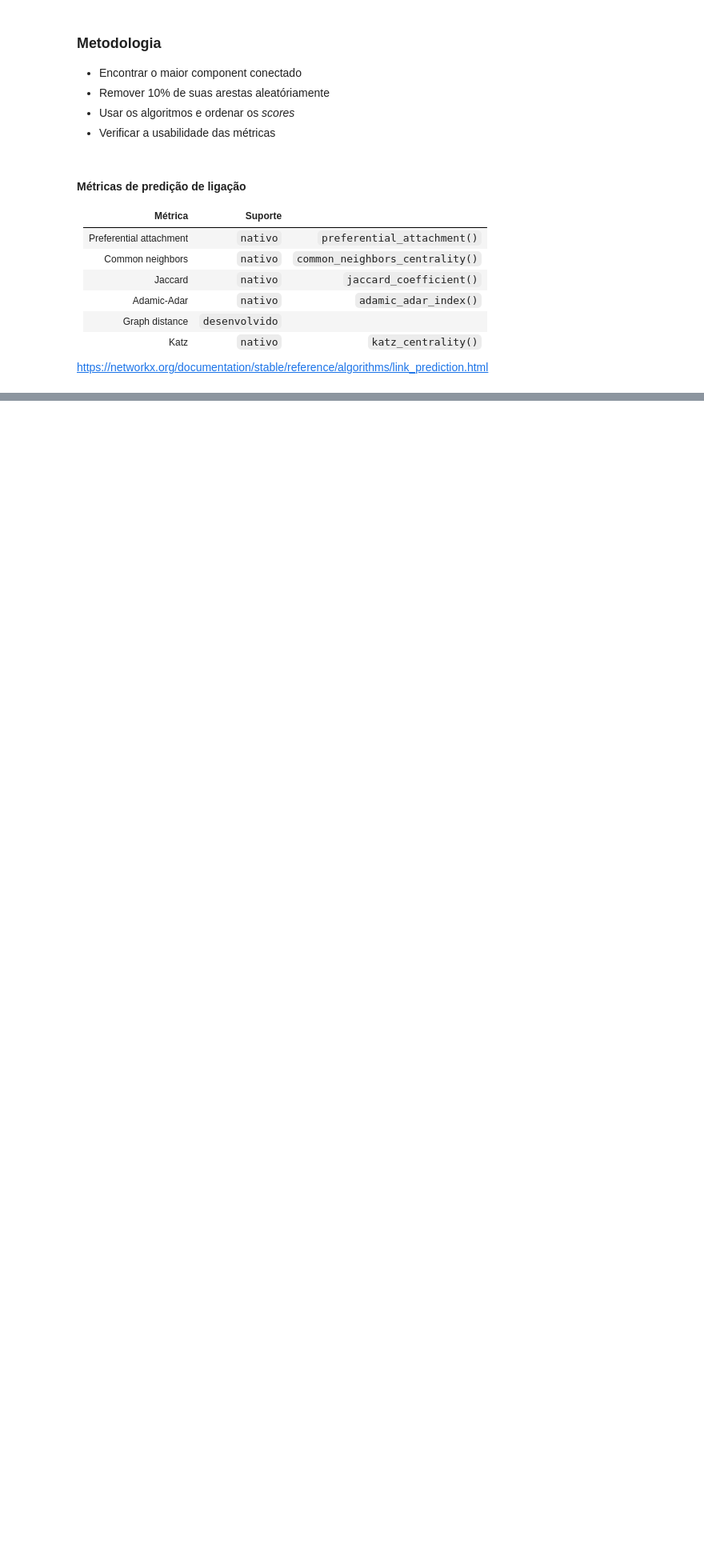
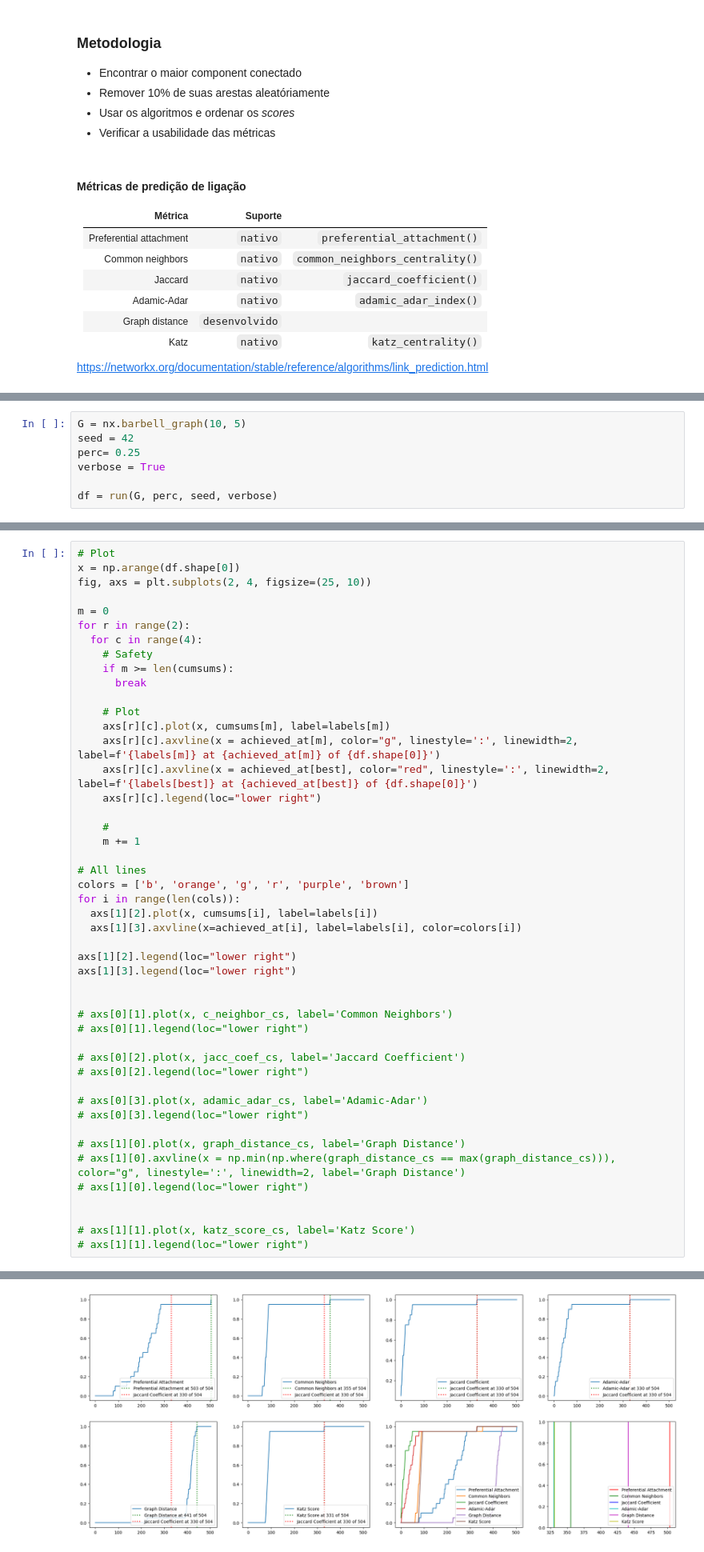
Before and after one commit to vauxgomes/ufc-ckp7477, a Jupyter notebook: lista-3/ckp8087-lista-3.ipynb, the cells around one changed output, grey strips where cells are left out. Shown at 80% size. Saved outputs shown, nothing was run; the diff lists cells and outputs as text; blank space fills up the shorter version.

```diff
--- a/lista-3/ckp8087-lista-3.ipynb
+++ b/lista-3/ckp8087-lista-3.ipynb
@@ -172,0 +216,7 @@ def run(G, perc=0.1, seed=42, verbose=False):
+# %%
+G = nx.barbell_graph(10, 5)
+seed = 42
+perc= 0.25
+verbose = True
+
+df = run(G, perc, seed, verbose)
@@ -189,0 +252,48 @@ plt.show()
+# %%
+# Plot
+x = np.arange(df.shape[0])
+fig, axs = plt.subplots(2, 4, figsize=(25, 10))
+
+m = 0
+for r in range(2):
+  for c in range(4):
+    # Safety
+    if m >= len(cumsums):
+      break
+
+    # Plot
+    axs[r][c].plot(x, cumsums[m], label=labels[m])
+    axs[r][c].axvline(x = achieved_at[m], color="g", linestyle=':', linewidth=2, label=f'{labels[m]} at {achieved_at[m]} of {df.shape[0]}')
+    axs[r][c].axvline(x = achieved_at[best], color="red", linestyle=':', linewidth=2, label=f'{labels[best]} at {achieved_at[best]} of {df.shape[0]}')
+    axs[r][c].legend(loc="lower right")
+
+    #
+    m += 1
+
+# All lines
+colors = ['b', 'orange', 'g', 'r', 'purple', 'brown']
+for i in range(len(cols)):
+  axs[1][2].plot(x, cumsums[i], label=labels[i])
+  axs[1][3].axvline(x=achieved_at[i], label=labels[i], color=colors[i])
+
+axs[1][2].legend(loc="lower right")
+axs[1][3].legend(loc="lower right")
+
+
+# axs[0][1].plot(x, c_neighbor_cs, label='Common Neighbors')
+# axs[0][1].legend(loc="lower right")
+
+# axs[0][2].plot(x, jacc_coef_cs, label='Jaccard Coefficient')
+# axs[0][2].legend(loc="lower right")
+
+# axs[0][3].plot(x, adamic_adar_cs, label='Adamic-Adar')
+# axs[0][3].legend(loc="lower right")
+
+# axs[1][0].plot(x, graph_distance_cs, label='Graph Distance')
+# axs[1][0].axvline(x = np.min(np.where(graph_distance_cs == max(graph_distance_cs))), color="g", linestyle=':', linewidth=2, label='Graph Distance')
+# axs[1][0].legend(loc="lower right")
+
+
+# axs[1][1].plot(x, katz_score_cs, label='Katz Score')
+# axs[1][1].legend(loc="lower right")
+# %% [output]
@@ -189,0 +301 @@ plt.show()
+[figure, added]
```
Also changed, not shown: parts of 10 cells of this notebook, 1 other file.
